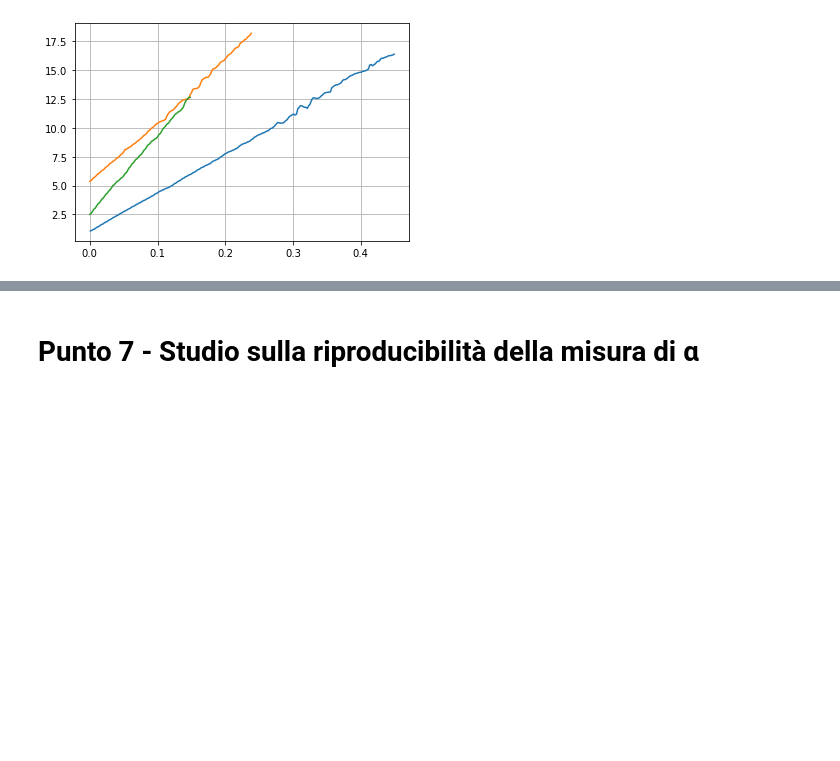
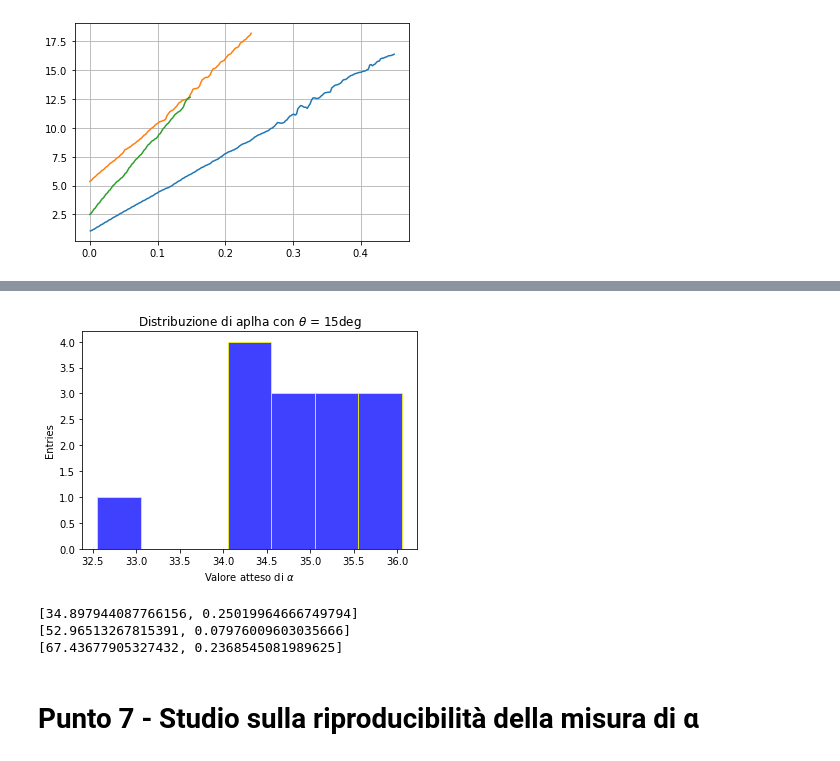
Before and after one commit to filippodaminato/LabMeccanica, a Jupyter notebook: Rotolamento/main.ipynb, the cells around one changed output, grey strips where cells are left out. Saved outputs shown, nothing was run; the diff lists cells and outputs as text; code cells hidden in the pictures; blank space fills up the shorter version.

```diff
--- a/Rotolamento/main.ipynb
+++ b/Rotolamento/main.ipynb
@@ -168,3 +209,41 @@ plt.grid()
+# %%
+def plotSimpleHist(data,gradi):
+
+    binsize = np.std( data, ddof=1 )/2
+    t_min = data.min()
+    t_max = data.max()
+    interval = t_max - t_min
+    nbins = int(interval / binsize)
+
+    counts , bins , patches = plt.hist(data, bins=nbins, color="blue", edgecolor="yellow", alpha=0.75)
+
+    plt.xlabel(r'Valore atteso di $\alpha$ ')
+    plt.ylabel('Entries')
+    plt.title(r'Distribuzione di aplha con $\theta$ = {0:d}deg'.format(gradi))
+    #plt.title(label='Istogramma stima peridodo di oscillazione \n stimata su {0:d} oscillazioni:$\mu$={1:.3f}[s] $\sigma$={2:.3f}[s]'.format(O,data.mean(),data.std()))
+
+
+data = np.array(aplha_angle[0][:,0])
+plotSimpleHist(data,15)
+# %% [output]
+[figure, added]
+# %%
+for x in aplha_angle:
+    val = x[:,0]
+    res = [
+        val.mean(),
+        np.std(val,ddof=1)/np.sqrt(len(val))
+    ]
+
+    aplha_mean.append(res)
+
+print(aplha_mean[0])
+print(aplha_mean[1])
+print(aplha_mean[2])
+# %% [output]
+[34.897944087766156, 0.25019964666749794]
+[52.96513267815391, 0.07976009603035666]
+[67.43677905327432, 0.2368545081989625]
 # %% [markdown]
 # Punto 7 - Studio sulla riproducibilità della misura di α
 # %%
```
Also changed, not shown: parts of 6 cells of this notebook.
